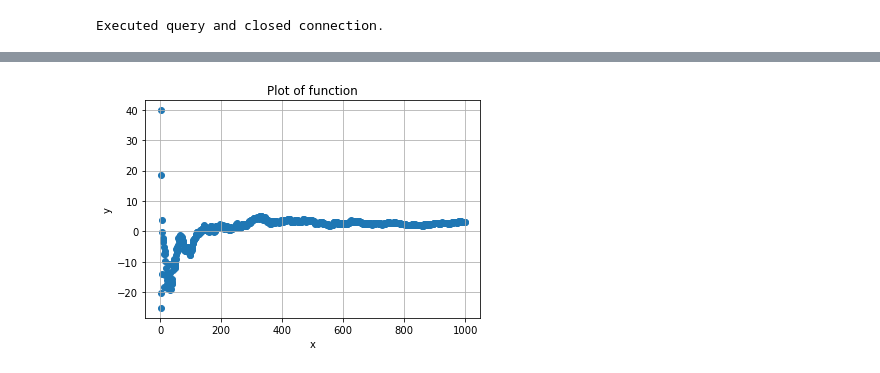
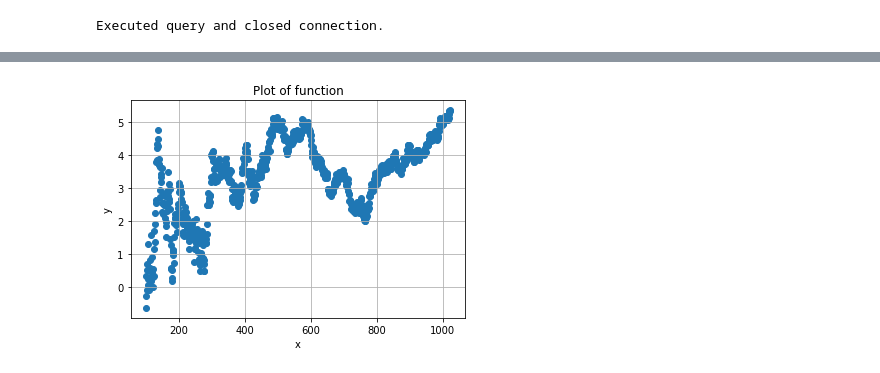
Before and after one commit to j-friis/Bachelors-Thesis, a Jupyter notebook: Implementation/bad_con_obs.ipynb, the cells around one changed output, grey strips where cells are left out. Saved outputs shown, nothing was run; the diff lists cells and outputs as text; code cells hidden in the pictures.

Commit message:
Add plots

```diff
--- a/Implementation/bad_con_obs.ipynb
+++ b/Implementation/bad_con_obs.ipynb
@@ -165,6 +166,6 @@ print( laplace(scale=(np.log2(T))/epsilon).rvs(1))
 # %%
 start_date = datetime.strptime('2014-01-02','%Y-%m-%d').date()
-n_dates = 1000
+n_dates = 1024
 result = pd.date_range(start = start_date, periods = n_dates).to_pydatetime().tolist()
 # %%
 dates = [(date.date()) for date in result]
@@ -174,20 +178,23 @@ counts[500] = 1
 # %%
 T = len(dates)
 epsilon = 0.7
 c_o = bad_con_obs(T, epsilon, dates, counts)
 ys = []
-for i in range(1,n_dates):
+start_date = datetime.strptime('2014-01-02','%Y-%m-%d').date()
+offset = 100
+start_date = start_date + timedelta(days=offset)
+for i in range(offset,n_dates):
     #print(c_o.answer((str(start_date),str(dates[i]))))
     ys.append((c_o.answer((str(start_date),str(dates[i]))))/i )
-xs = np.arange(1,n_dates)
+xs = np.arange(100,n_dates)
 
 fig = plt.figure(1)
 p3 = plt.scatter(xs, ys)
 
 plt.xlabel('x')
 plt.ylabel('y')
 plt.title('Plot of function')
 plt.grid(True)
 plt.show()
 # %% [output]
-[figure, old version]
+[figure, new version]
```
Also changed, not shown: parts of 5 cells of this notebook, 1 other file.
